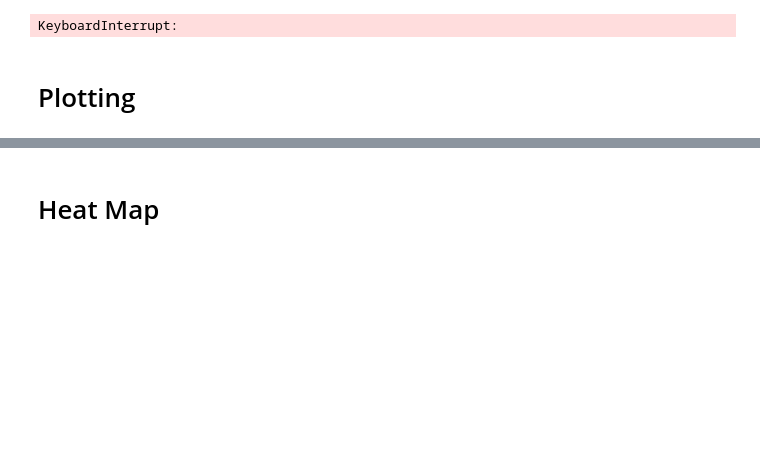
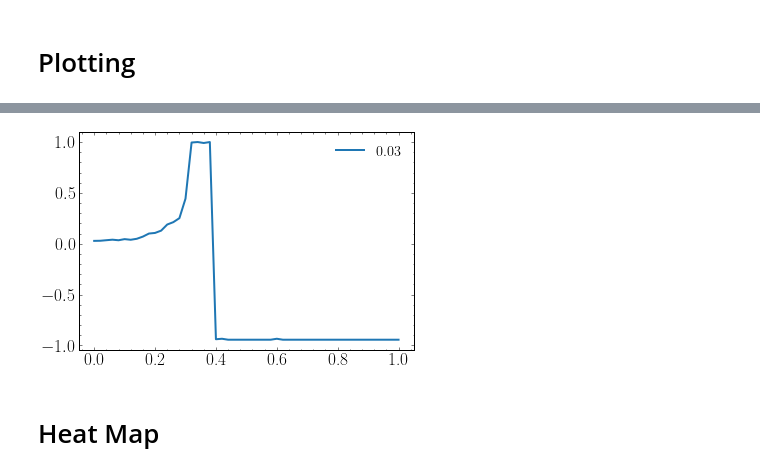
Before and after one commit to tomcjackc/higher-order-social-dynamics, a Jupyter notebook: higher order ng (adaptive traveling speaker v2)/fig_3_traveling_speaker.ipynb, the cells around one changed output, grey strips where cells are left out. Cells and saved outputs as stored; diff of their text form; code cells hidden in the pictures; blank space fills up the shorter version.

```diff
--- a/higher order ng (adaptive traveling speaker v2)/fig_3_traveling_speaker.ipynb
+++ b/higher order ng (adaptive traveling speaker v2)/fig_3_traveling_speaker.ipynb
@@ -17,73 +18,39 @@ import matplotlib as mpl
 
 mpl.style.use('report_style.mplstyle')
 # %%
-prop_committed = 0.03
+prop_committed = [0.03]
 betas = np.linspace(0, 1, 51)
 ensemble_size = 10
 run_length = 10**6
-qs = [1, 0.5, 0]
-social_structures = ['InVS15', 'LyonSchool', 'SFHH', 'Thiers13']
+qs = [1]
+social_structures = ['InVS15']#, 'LyonSchool', 'SFHH', 'Thiers13']
-# %%
-for social_structure in social_structures:
-    for q in qs:
-        for beta in betas:
-            run_ensemble_experiment(prop_committed, beta, beta, ensemble_size, run_length, social_structure, q)
-# %% [output]
-KeyboardInterrupt:
 # %% [markdown]
 # Plotting
 # %%
-prop_committed = 0.03
-betas = np.linspace(0, 1, 50)
-ensemble_size = 10
-run_length = 10**6
-q = [1, 0.5, 0]
-social_structures = ['InVS15', 'LyonSchool', 'SFHH', 'Thiers13']
+
+
 for social_structure in social_structures:
     for q in qs:
-    ###    Needs to be changed to take 100 sampe avg from the last 50000 points, similiar to the paper!
-        Astar_list = []
-        Astar25_list = []
-        Astar75_list = []
-        Bstar_list = []
-        Bstar25_list = []
-        Bstar75_list = []
-        for beta in betas:
-            fname = f'{social_structure}_{prop_committed}_{beta}_{beta}_q={q}_{run_length}_{ensemble_size}'
 
-            data = genfromtxt(f'outputs/{fname}.csv', delimiter=',')
+        fname = f'heatmap_res_{len(prop_committed)}x{len(betas)}_{social_structure}_{q}_{run_length}_{ensemble_size}'
 
-            print(f'loaded data: {beta}')
+        data = pd.read_csv(f'finished_outputs/{fname}.csv', index_col=0)
+        print(data.head())
+        print(data.iloc[0])
+        data.T.plot()
 
-            A_data = data[0::3,:]
-            B_data = data[1::3,:]
-            AB_data = data[2::3,:]
 
-            N = A_data[0,0]+B_data[0,0]+AB_data[0,0]
+#         plt.figure(1)
+#         plt.plot(betas, Astar_list, color='k', linestyle='--', label='A')
+#         plt.fill_between(betas, Astar25_list, Astar75_list, color='k', alpha=0.2)
 
-            A_data = A_data/N
-            B_data = B_data/N
-            AB_data = AB_data/N
+#         plt.plot(betas, Bstar_list, color='tab:blue', label='B')
+#         plt.fill_between(betas, Bstar25_list, Bstar75_list, color='tab:blue', alpha=0.2)
 
-            Astar_list.append(np.median(A_data[:, -1]))
-            Astar25_list.append(np.percentile(A_data[:, -1], 25))
-            Astar75_list.append(np.percentile(A_data[:, -1], 75))
-
-            Bstar_list.append(np.median(B_data[:, -1]))
-            Bstar25_list.append(np.percentile(B_data[:, -1], 25))
-            Bstar75_list.append(np.percentile(B_data[:, -1], 75))
-
-        plt.figure(1)
-        plt.plot(betas, Astar_list, color='k', linestyle='--', label='A')
-        plt.fill_between(betas, Astar25_list, Astar75_list, color='k', alpha=0.2)
-
-        plt.plot(betas, Bstar_list, color='tab:blue', label='B')
-        plt.fill_between(betas, Bstar25_list, Bstar75_list, color='tab:blue', alpha=0.2)
-
-        plt.legend(title=r'$x$')
-        plt.title(f'{social_structure}_q={q}')
-        plt.xlabel(r'$\beta$')
-        plt.ylabel(r'$N^{\ast}_{x}(\beta)$')
-        plt.savefig(f'figures/fig3b_{social_structure}_{prop_committed}_{run_length}_{ensemble_size}.pdf')
-        plt.show()
+#         plt.legend(title=r'$x$')
+#         plt.title(f'{social_structure}_q={q}')
+#         plt.xlabel(r'$\beta$')
+#         plt.ylabel(r'$N^{\ast}_{x}(\beta)$')
+#         plt.savefig(f'figures/fig3b_{social_structure}_{prop_committed}_{run_length}_{ensemble_size}.pdf')
+#         plt.show()
 # %% [output]
@@ -91,2 +74,3 @@ OSError: outputs/InVS15_0.03_0.0_0.0_1000000_10.csv not found.
+[figure, added]
 # %% [markdown]
 # Heat Map
```
Also changed, not shown: parts of 2 cells of this notebook, 13 other files.
